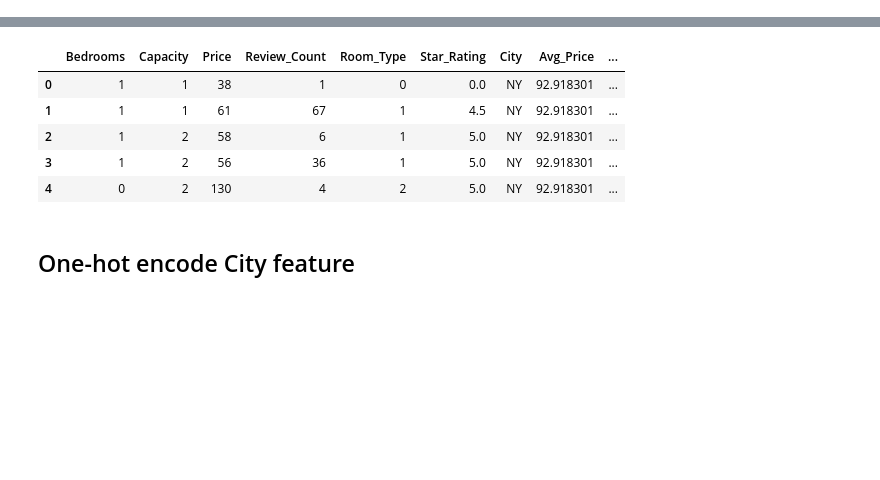
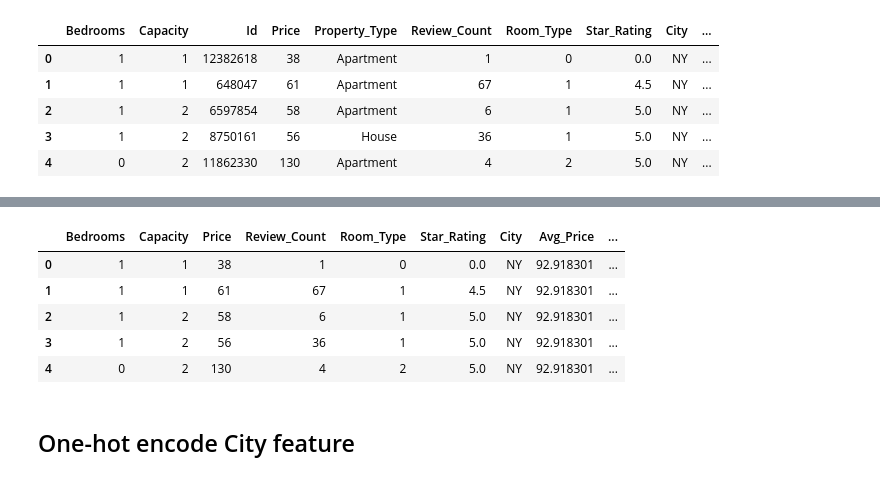
Before and after one commit to peacing/udacity-machine-learning, a Jupyter notebook: Udac-MLE/capstone/no-log-analysis.ipynb, the cells around one changed output, grey strips where cells are left out. Saved outputs shown, nothing was run; the diff lists cells and outputs as text; code cells hidden in the pictures; blank space fills up the shorter version.

```diff
--- a/Udac-MLE/capstone/no-log-analysis.ipynb
+++ b/Udac-MLE/capstone/no-log-analysis.ipynb
@@ -31,6 +31,15 @@ df_la = load_df('df_la.csv')
 df_dc = load_df('df_dc.csv')
 df_da = load_df('df_da.csv')
 df_ch = load_df('df_ch.csv')
+# %%
+df_ny.head()
+# %% [output]
+|  | Bedrooms | Capacity | Id | Price | Property_Type | Review_Count | Room_Type | Star_Rating | City | ... |
+| 0 | 1 | 1 | 12382618 | 38 | Apartment | 1 | 0 | 0.0 | NY | ... |
+| 1 | 1 | 1 | 648047 | 61 | Apartment | 67 | 1 | 4.5 | NY | ... |
+| 2 | 1 | 2 | 6597854 | 58 | Apartment | 6 | 1 | 5.0 | NY | ... |
+| 3 | 1 | 2 | 8750161 | 56 | House | 36 | 1 | 5.0 | NY | ... |
+| 4 | 0 | 2 | 11862330 | 130 | Apartment | 4 | 2 | 5.0 | NY | ... |
 # %%
 def preprocess_data(df, city):
     """Transform data to prepare for model training"""
```
Also changed, not shown: parts of 7 cells of this notebook.
